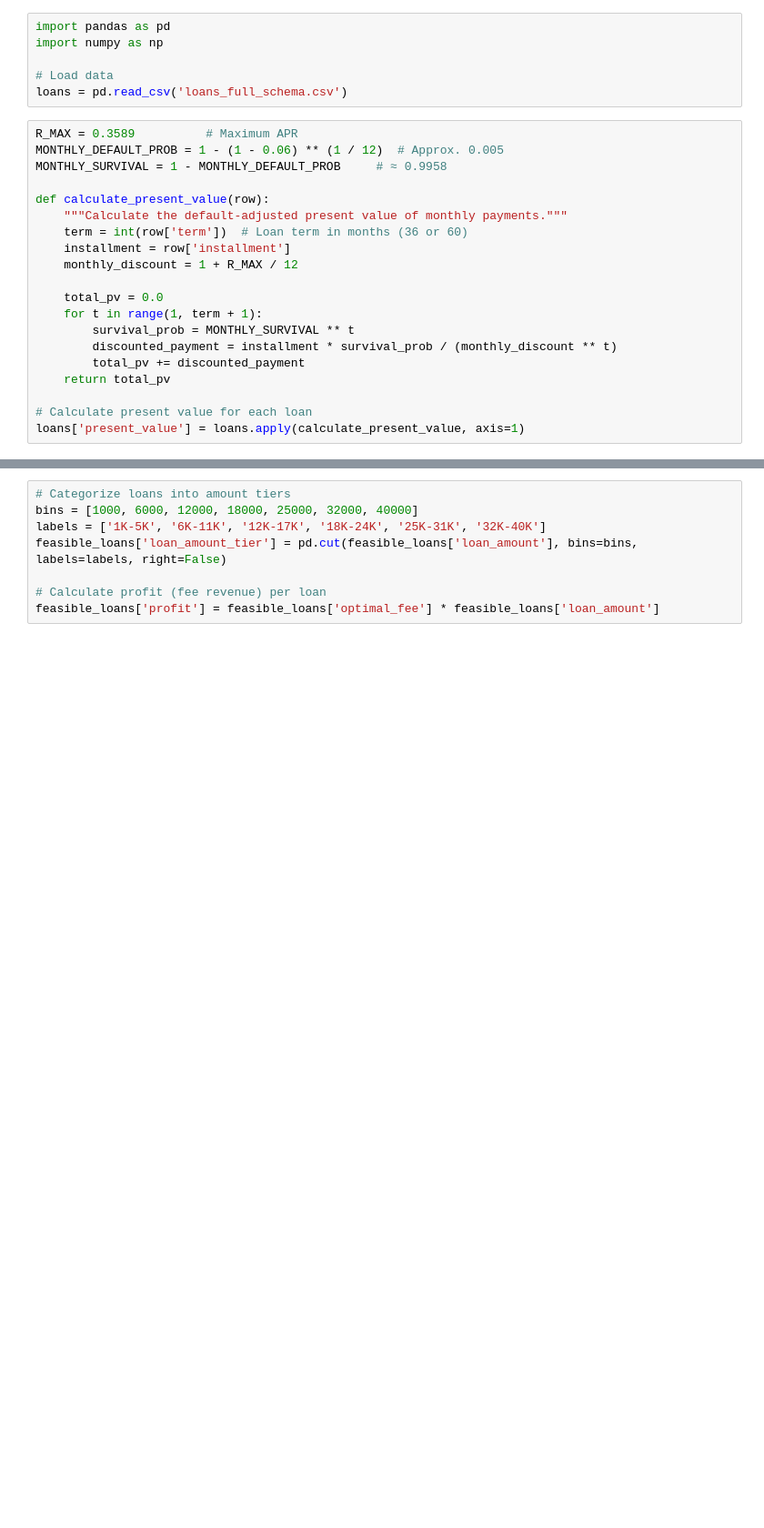
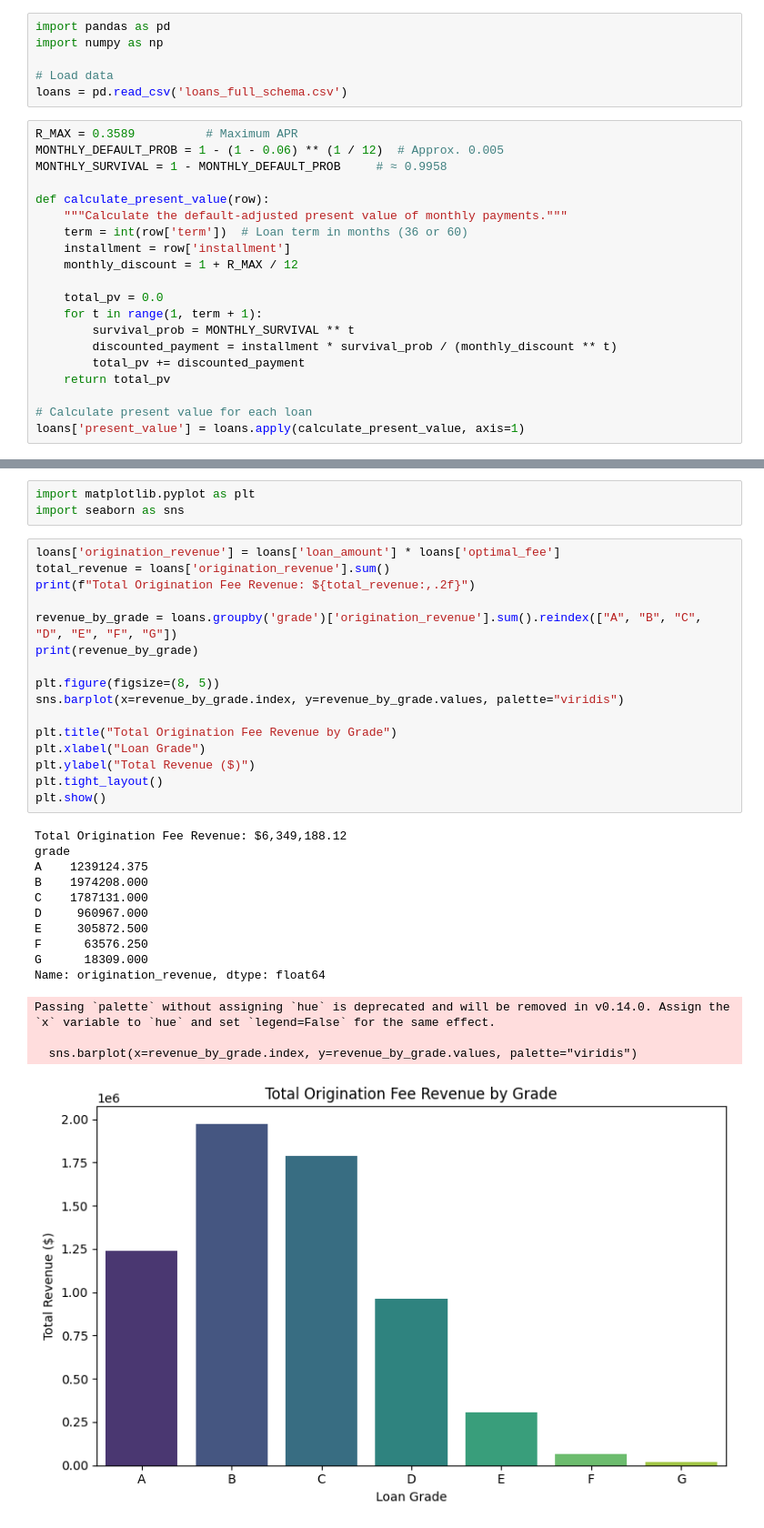
Before and after one commit to alanywang25/Lending-Club-Optimization, a Jupyter notebook: optimization v3.ipynb, the cells around one changed output, grey strips where cells are left out. Shown at 91% size. Drawn from its saved outputs; the diff is of its cells as text; blank space fills up the shorter version.

```diff
--- a/optimization v3.ipynb
+++ b/optimization v3.ipynb
@@ -125,8 +102,34 @@ Total revenue: 3710464.825208378
+# %%
+import matplotlib.pyplot as plt
+import seaborn as sns
 # %%
-# Categorize loans into amount tiers
-bins = [1000, 6000, 12000, 18000, 25000, 32000, 40000]
-labels = ['1K-5K', '6K-11K', '12K-17K', '18K-24K', '25K-31K', '32K-40K']
-feasible_loans['loan_amount_tier'] = pd.cut(feasible_loans['loan_amount'], bins=bins, labels=labels, right=False)
+loans['origination_revenue'] = loans['loan_amount'] * loans['optimal_fee']
+total_revenue = loans['origination_revenue'].sum()
+print(f"Total Origination Fee Revenue: ${total_revenue:,.2f}")
 
-# Calculate profit (fee revenue) per loan
-feasible_loans['profit'] = feasible_loans['optimal_fee'] * feasible_loans['loan_amount']
+revenue_by_grade = loans.groupby('grade')['origination_revenue'].sum().reindex(["A", "B", "C", "D", "E", "F", "G"])
+print(revenue_by_grade)
+
+plt.figure(figsize=(8, 5))
+sns.barplot(x=revenue_by_grade.index, y=revenue_by_grade.values, palette="viridis")
+
+plt.title("Total Origination Fee Revenue by Grade")
+plt.xlabel("Loan Grade")
+plt.ylabel("Total Revenue ($)")
+plt.tight_layout()
+plt.show()
+# %% [output]
+Total Origination Fee Revenue: $6,349,188.12
+grade
+A    1239124.375
+B    1974208.000
+C    1787131.000
+D     960967.000
+E     305872.500
+F      63576.250
+G      18309.000
+Name: origination_revenue, dtype: float64
+Passing `palette` without assigning `hue` is deprecated and will be removed in v0.14.0. Assign the `x` variable to `hue` and set `legend=False` for the same effect.
+
+  sns.barplot(x=revenue_by_grade.index, y=revenue_by_grade.values, palette="viridis")
+[figure, added]
```
Also changed, not shown: parts of 7 cells of this notebook.
